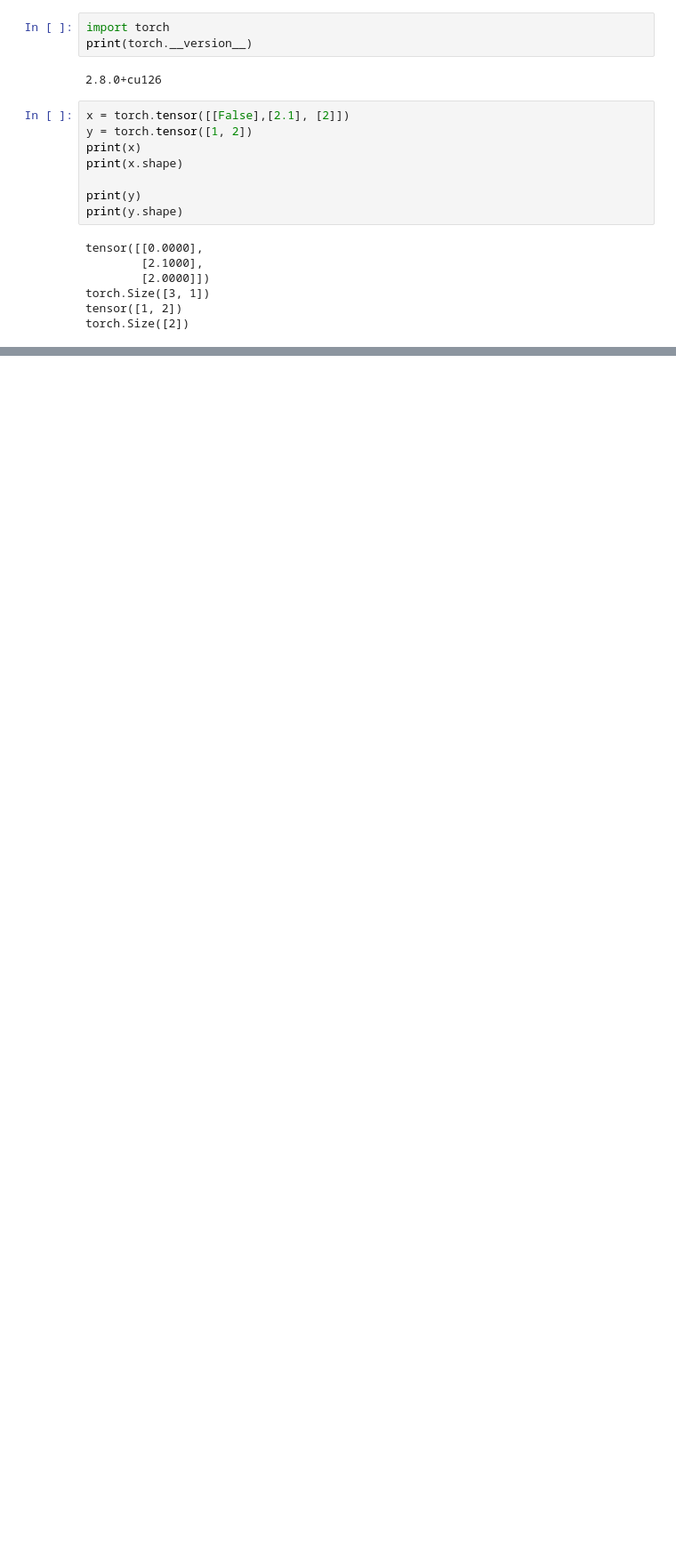
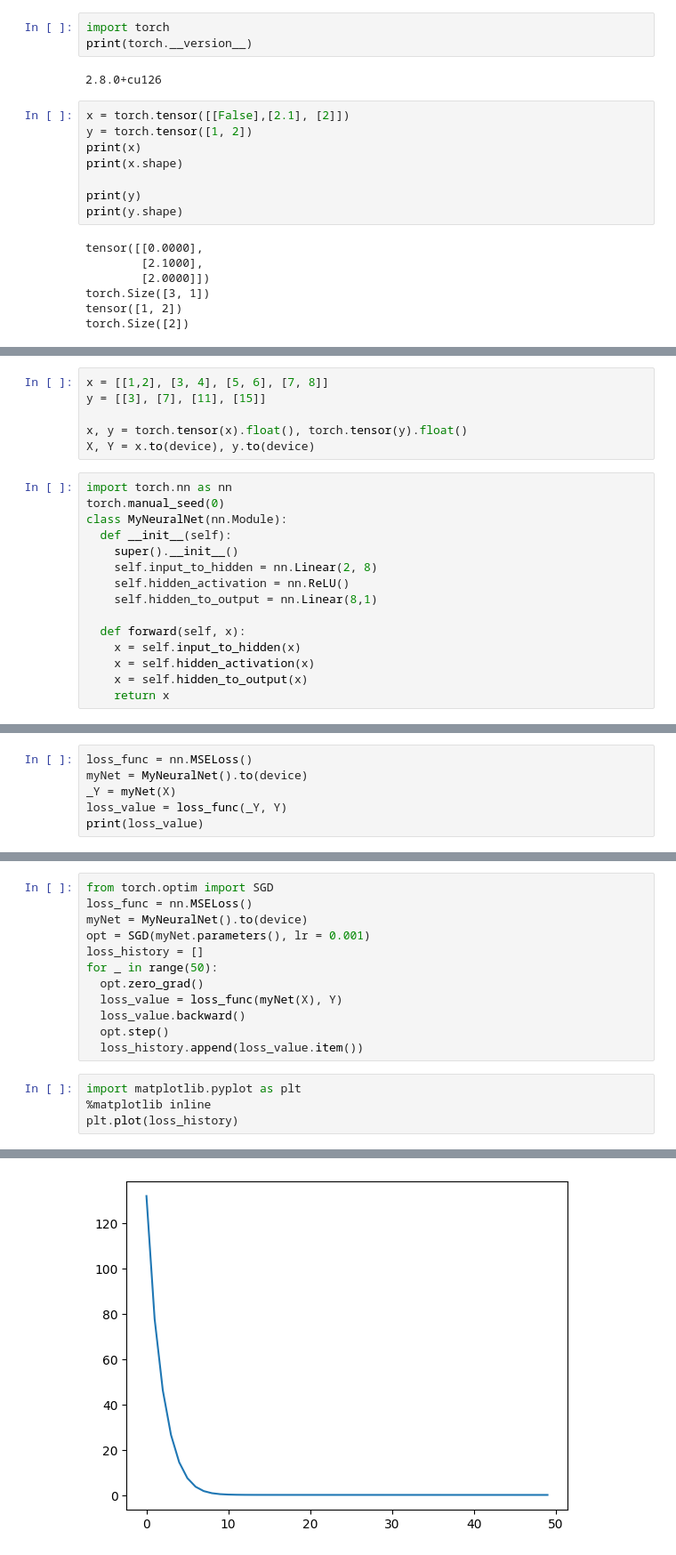
Before and after one commit to DavideMichelon10/CV-DP-refresh, a Jupyter notebook: 2_tensors.ipynb, the cells around one changed output, grey strips where cells are left out. Shown: that part at 89% size. Drawn from its saved outputs; the diff is of its cells as text; blank space fills up the shorter version.

```diff
--- a/2_tensors.ipynb
+++ b/2_tensors.ipynb
@@ -24,0 +162,21 @@ torch.Size([2])
+# %%
+x = [[1,2], [3, 4], [5, 6], [7, 8]]
+y = [[3], [7], [11], [15]]
+
+x, y = torch.tensor(x).float(), torch.tensor(y).float()
+X, Y = x.to(device), y.to(device)
+# %%
+import torch.nn as nn
+torch.manual_seed(0)
+class MyNeuralNet(nn.Module):
+  def __init__(self):
+    super().__init__()
+    self.input_to_hidden = nn.Linear(2, 8)
+    self.hidden_activation = nn.ReLU()
+    self.hidden_to_output = nn.Linear(8,1)
+
+  def forward(self, x):
+    x = self.input_to_hidden(x)
+    x = self.hidden_activation(x)
+    x = self.hidden_to_output(x)
+    return x
@@ -24,0 +206,6 @@ torch.Size([2])
+# %%
+loss_func = nn.MSELoss()
+myNet = MyNeuralNet().to(device)
+_Y = myNet(X)
+loss_value = loss_func(_Y, Y)
+print(loss_value)
@@ -24,0 +214,17 @@ torch.Size([2])
+# %%
+from torch.optim import SGD
+loss_func = nn.MSELoss()
+myNet = MyNeuralNet().to(device)
+opt = SGD(myNet.parameters(), lr = 0.001)
+loss_history = []
+for _ in range(50):
+  opt.zero_grad()
+  loss_value = loss_func(myNet(X), Y)
+  loss_value.backward()
+  opt.step()
+  loss_history.append(loss_value.item())
+# %%
+import matplotlib.pyplot as plt
+%matplotlib inline
+plt.plot(loss_history)
+# %% [output]
@@ -24,0 +232 @@ torch.Size([2])
+[figure, added]
```
Also changed, not shown: parts of 18 cells of this notebook.
